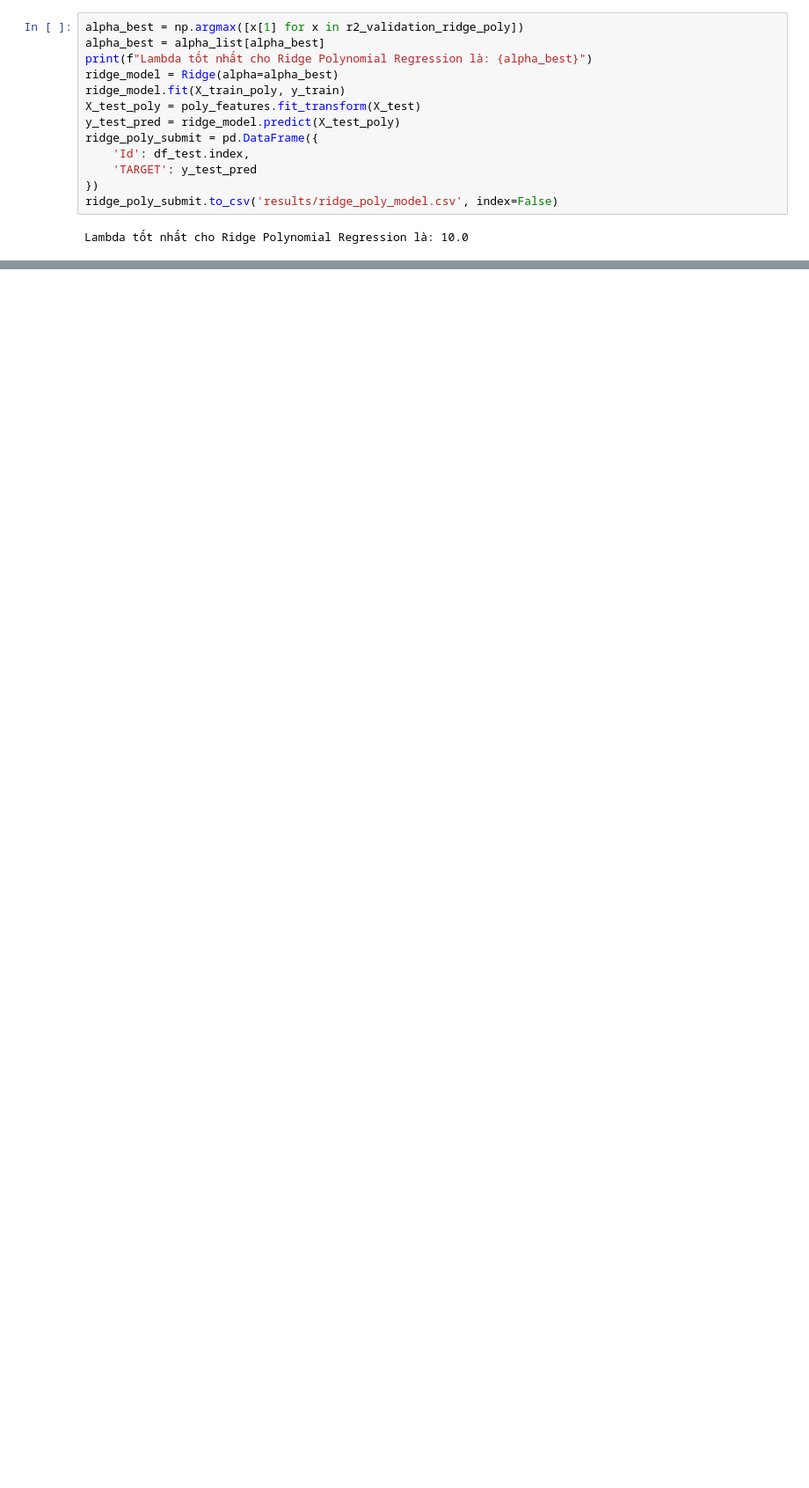
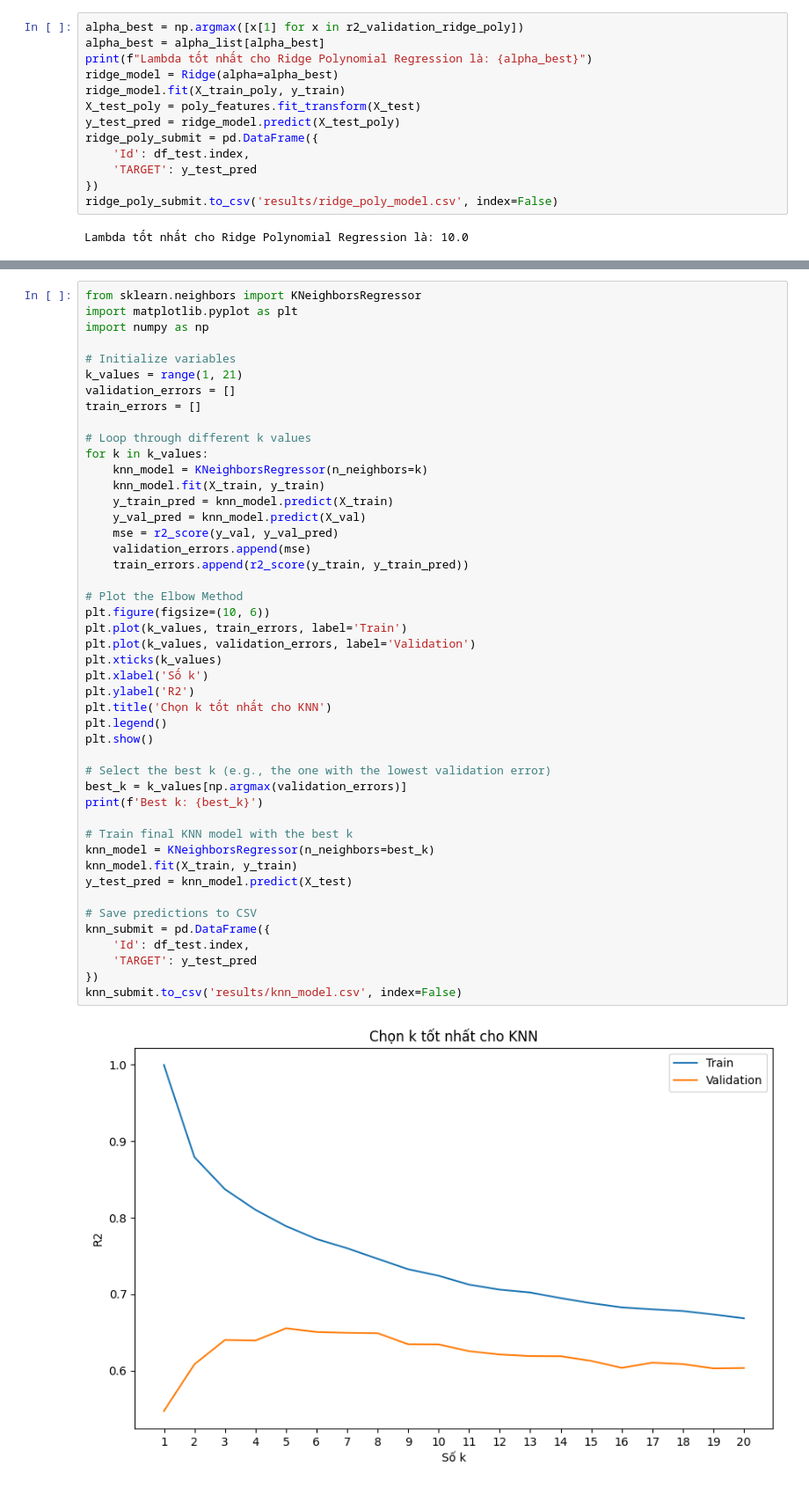
Before and after one commit to hsgsstudent/hanoi_real_estate_prediction, a Jupyter notebook: linear.ipynb, the cells around one changed output, grey strips where cells are left out. Shown at 88% size. Cells and saved outputs as stored; diff of their text form; blank space fills up the shorter version.

```diff
--- a/linear.ipynb
+++ b/linear.ipynb
@@ -472,0 +475,48 @@ Lambda tốt nhất cho Lasso Polynomial Regression là: 0.08111308307896872
+# %%
+from sklearn.neighbors import KNeighborsRegressor
+import matplotlib.pyplot as plt
+import numpy as np
+
+# Initialize variables
+k_values = range(1, 21)
+validation_errors = []
+train_errors = []
+
+# Loop through different k values
+for k in k_values:
+    knn_model = KNeighborsRegressor(n_neighbors=k)
+    knn_model.fit(X_train, y_train)
+    y_train_pred = knn_model.predict(X_train)
+    y_val_pred = knn_model.predict(X_val)
+    mse = r2_score(y_val, y_val_pred)
+    validation_errors.append(mse)
+    train_errors.append(r2_score(y_train, y_train_pred))
+
+# Plot the Elbow Method
+plt.figure(figsize=(10, 6))
+plt.plot(k_values, train_errors, label='Train')
+plt.plot(k_values, validation_errors, label='Validation')
+plt.xticks(k_values)
+plt.xlabel('Số k')
+plt.ylabel('R2')
+plt.title('Chọn k tốt nhất cho KNN')
+plt.legend()
+plt.show()
+
+# Select the best k (e.g., the one with the lowest validation error)
+best_k = k_values[np.argmax(validation_errors)]
+print(f'Best k: {best_k}')
+
+# Train final KNN model with the best k
+knn_model = KNeighborsRegressor(n_neighbors=best_k)
+knn_model.fit(X_train, y_train)
+y_test_pred = knn_model.predict(X_test)
+
+# Save predictions to CSV
+knn_submit = pd.DataFrame({
+    'Id': df_test.index,
+    'TARGET': y_test_pred
+})
+knn_submit.to_csv('results/knn_model.csv', index=False)
+# %% [output]
+[figure, added]
```
Also changed, not shown: parts of 21 cells of this notebook, 12 other files.
